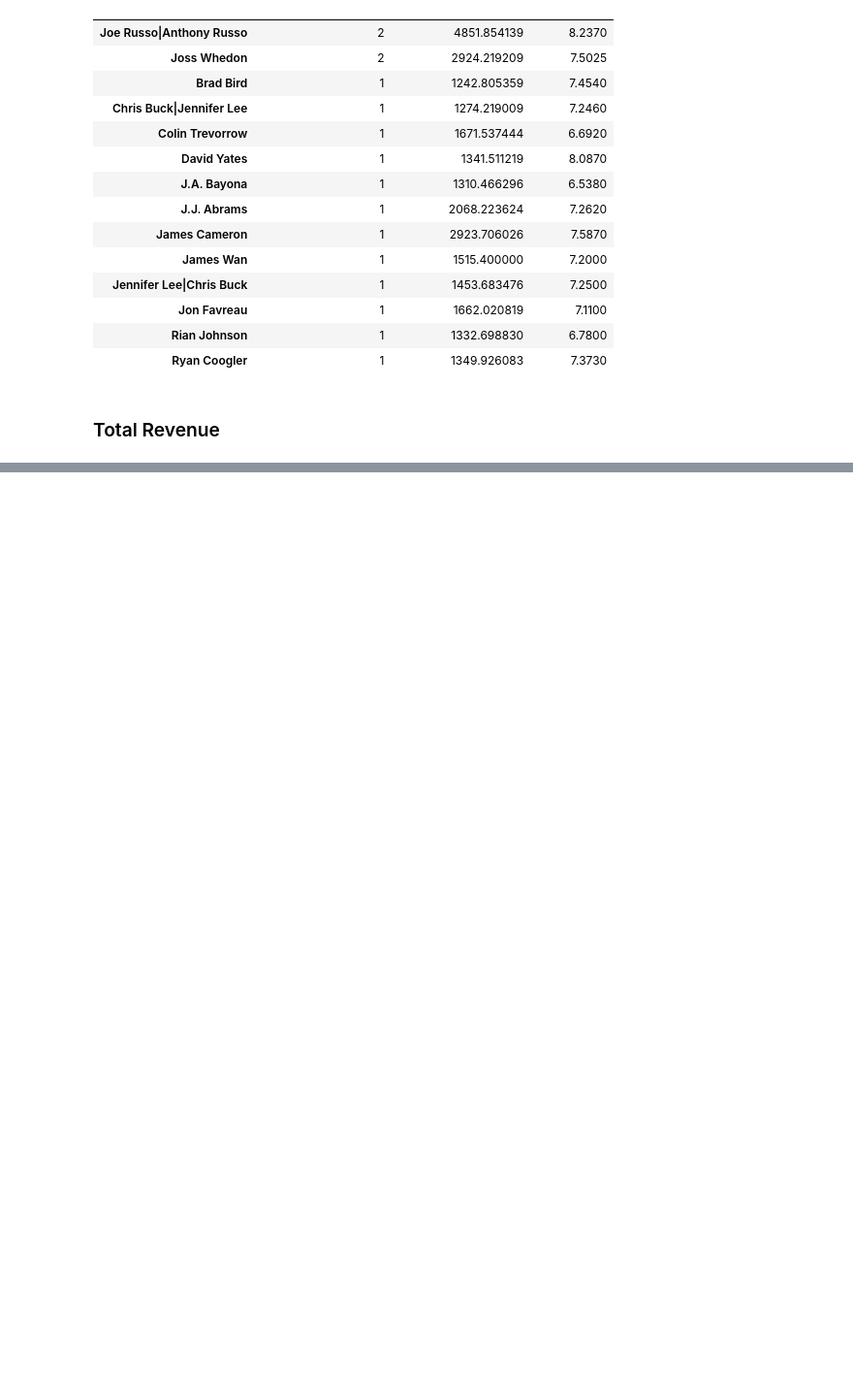
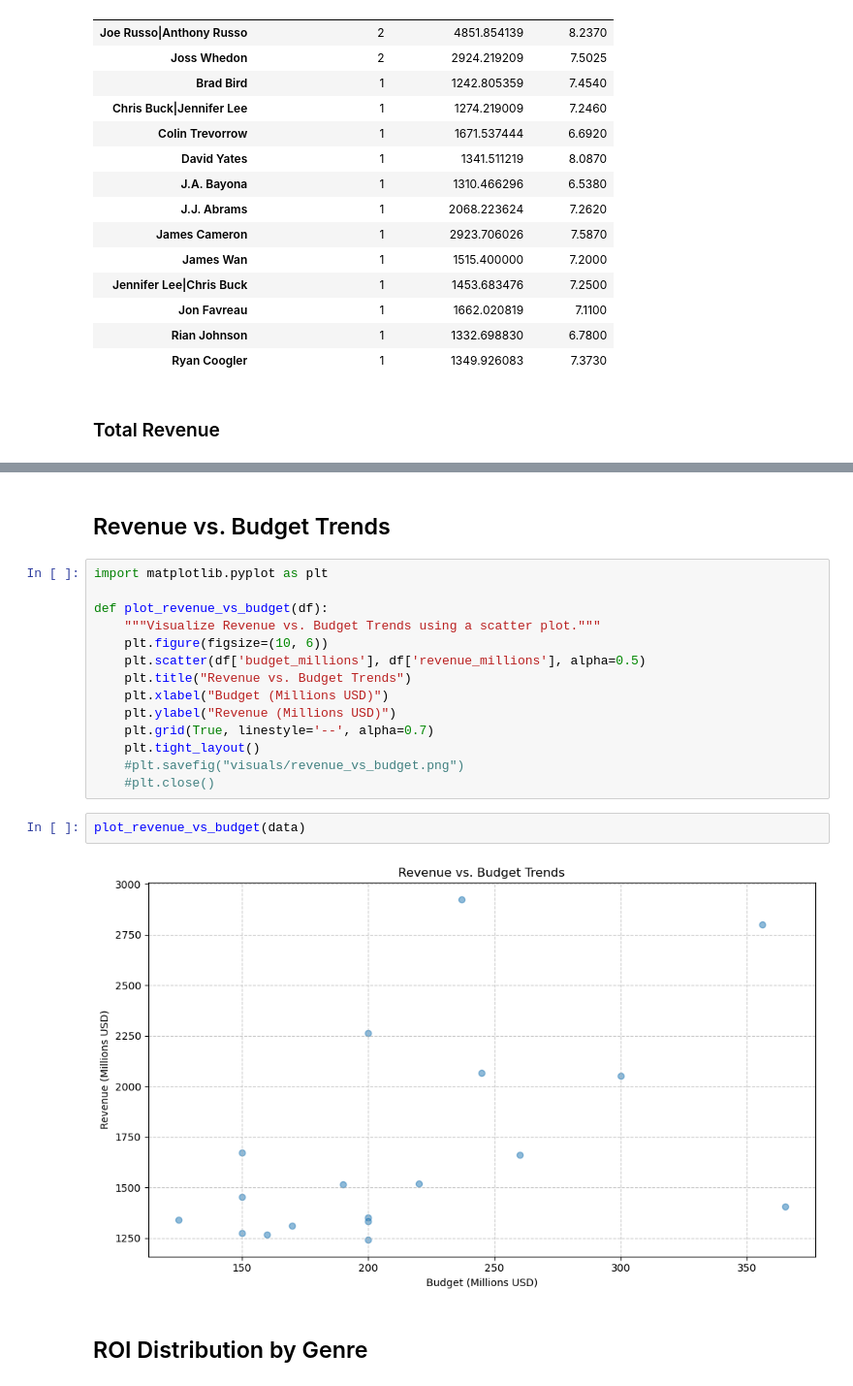
Before and after one commit to Hakeemwiki/DE-Projects, a Jupyter notebook: notebooks/TMDB_Movie_analysis.ipynb, the cells around one changed output, grey strips where cells are left out. Shown at 97% size. Drawn from its saved outputs; the diff is of its cells as text; blank space fills up the shorter version.

Commit message:
Data visualizations

```diff
--- a/notebooks/TMDB_Movie_analysis.ipynb
+++ b/notebooks/TMDB_Movie_analysis.ipynb
@@ -759,0 +800,22 @@ analyze_directors(data, 'total_movies_directed')
+# %% [markdown]
+## Revenue vs. Budget Trends
+# %%
+import matplotlib.pyplot as plt
+
+def plot_revenue_vs_budget(df):
+    """Visualize Revenue vs. Budget Trends using a scatter plot."""
+    plt.figure(figsize=(10, 6))
+    plt.scatter(df['budget_millions'], df['revenue_millions'], alpha=0.5)
+    plt.title("Revenue vs. Budget Trends")
+    plt.xlabel("Budget (Millions USD)")
+    plt.ylabel("Revenue (Millions USD)")
+    plt.grid(True, linestyle='--', alpha=0.7)
+    plt.tight_layout()
+    #plt.savefig("visuals/revenue_vs_budget.png")
+    #plt.close()
+# %%
+plot_revenue_vs_budget(data)
+# %% [output]
+[figure, added]
+# %% [markdown]
+## ROI Distribution by Genre
```
Also changed, not shown: parts of 14 cells of this notebook.
